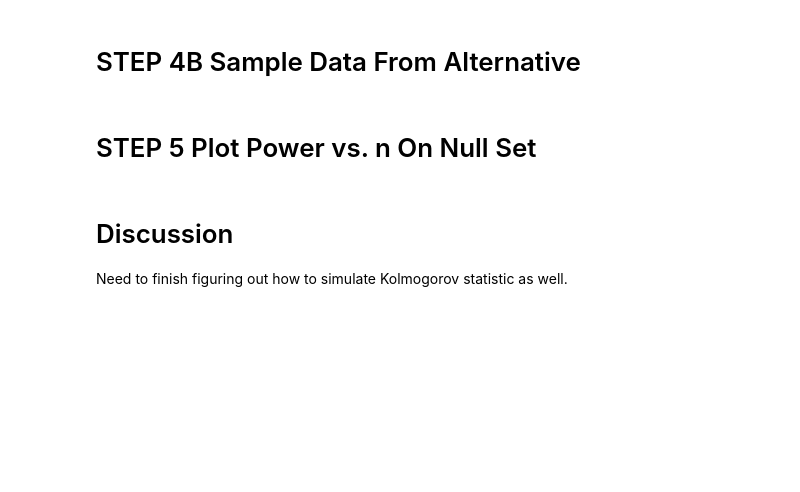
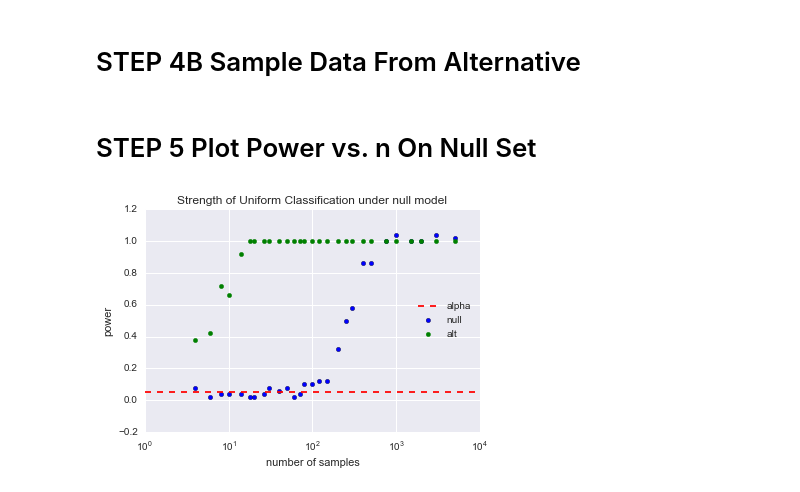
Before and after one commit to Upward-Spiral-Science/the-vat, a Jupyter notebook: inferential_simulation_AL.ipynb, the cells around one changed output. Drawn from its saved outputs; the diff is of its cells as text; code cells hidden in the pictures; blank space fills up the shorter version.

Commit message:
Adding kolmogoro-smirnov fix simulation.

```diff
--- a/inferential_simulation_AL.ipynb
+++ b/inferential_simulation_AL.ipynb
@@ -234,69 +235,60 @@ plt.tight_layout
 # STEP 4A Sample Data From Null
 # %%
 # define number of subjects per class
+np.random.seed(123456789)  # for reproducibility, set random seed
+
 S = np.array((4, 6, 8, 10, 14, 18, 20, 26, 30, 40,
               50, 60, 70, 80, 100, 120, 150, 200, 250,
               300, 400, 500, 750, 1000, 1500, 2000,
               3000, 5000))
+alpha = 0.05
+N = 50 # # samples at each iteration
 # %%
 pow_null = np.array((), dtype=np.dtype('float64'))
 # compute this statistic for various sizes of datasets
 for s in S:
-    s0 = s/2
-    s1 = s - s0
-
     # compute this many times for each operating point to get average
     pval = np.array((), dtype=np.dtype('float64'))
+
     for _ in itertools.repeat(None,N):
-        g0 = 1 * (np.random.rand( r, r, s0) > 0.5) # (null), 0.52 (classes)
-        g1 = 1 * (np.random.rand( r, r, s1) > 0.5) # (null), 0.48 (classes)
+        g0 = np.random.uniform(0, 10, s) # (null)
 
-        # compute feature of data
-        pbar0 = 1.0*np.sum(g0, axis=(0,1))/( r**2 * s0)
-        pbar1 = 1.0*np.sum(g1, axis=(0,1))/( r**2 * s1)
+        # compute Kolmogorov-test statistic on generated data
+        pval = np.append(pval, scipy.stats.kstest(g0, 'uniform', args=(0,10)))
 
-        # compute t-test on feature
-        pval = np.append(pval, stats.wilcoxon(pbar0, pbar1)[1])
 
     # record average p value at operating point
-    pow_null = np.append(pow_null, np.sum(1.0*(pval < alpha))
+    pow_null = np.append(pow_null, np.sum(1.0*(pval < alpha))/N)
 # %% [markdown]
 # STEP 4B Sample Data From Alternative
 # %%
 pow_alt = np.array((), dtype=np.dtype('float64'))
 # compute this statistic for various sizes of datasets
 for s in S:
-    s0 = s/2
-    s1 = s - s0
 
     # compute this many times for each operating point to get average
     pval = np.array((), dtype=np.dtype('float64'))
+
     for _ in itertools.repeat(None,N):
-        g0 = 1 * (np.random.rand( r, r, s0) > 0.52) # (null), 0.52 (classes)
-        g1 = 1 * (np.random.rand( r, r, s1) > 0.48) # (null), 0.48 (classes)
+        g0 = (np.random.normal( 0, 1, s)) # (null)
 
-        # compute feature of data
-        pbar0 = 1.0*np.sum(g0, axis=(0,1))/( r**2 * s0)
-        pbar1 = 1.0*np.sum(g1, axis=(0,1))/( r**2 * s0)
-
-        # compute t-test on feature
-        pval = np.append(pval, stats.wilcoxon(pbar0, pbar1)[1])
+        # compute Kolmogorov-test statistic on generated data
+        pval = np.append(pval, scipy.stats.kstest(g0, 'uniform', args=(0,1)))
 
     # record average p value at operating point
     pow_alt = np.append(pow_alt, np.sum(1.0*(pval < alpha))/N)
 # %% [markdown]
 # STEP 5 Plot Power vs. n On Null Set
 # %%
-
+# Plotting power vs. n on the null set
 plt.scatter(S, pow_null, hold=True, label='null')
 plt.scatter(S, pow_alt, color='green', hold=True, label='alt')
 plt.xscale('log')
 plt.xlabel('number of samples')
 plt.ylabel('power')
-plt.title('Strength of gender classification under null model')
+plt.title('Strength of Uniform Classification under null model')
 plt.axhline(alpha, color='red', linestyle='--', label='alpha')
 plt.legend(loc=5)
 plt.show()
+# %% [output]
+[figure, added]
-# %% [markdown]
-# Discussion
-Need to finish figuring out how to simulate Kolmogorov statistic as well.
```
Also changed, not shown: parts of 2 cells of this notebook, 2 other files.
